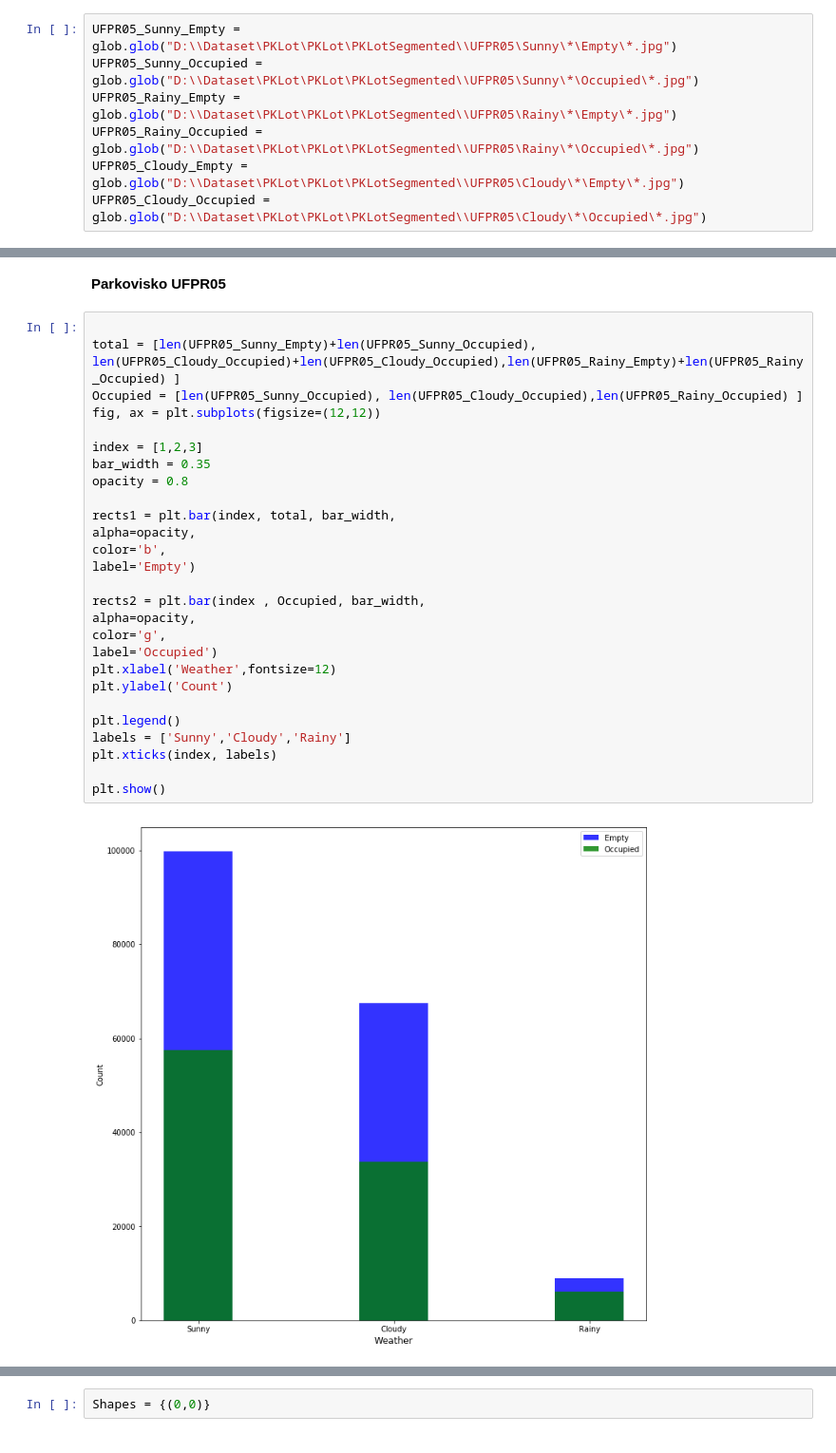
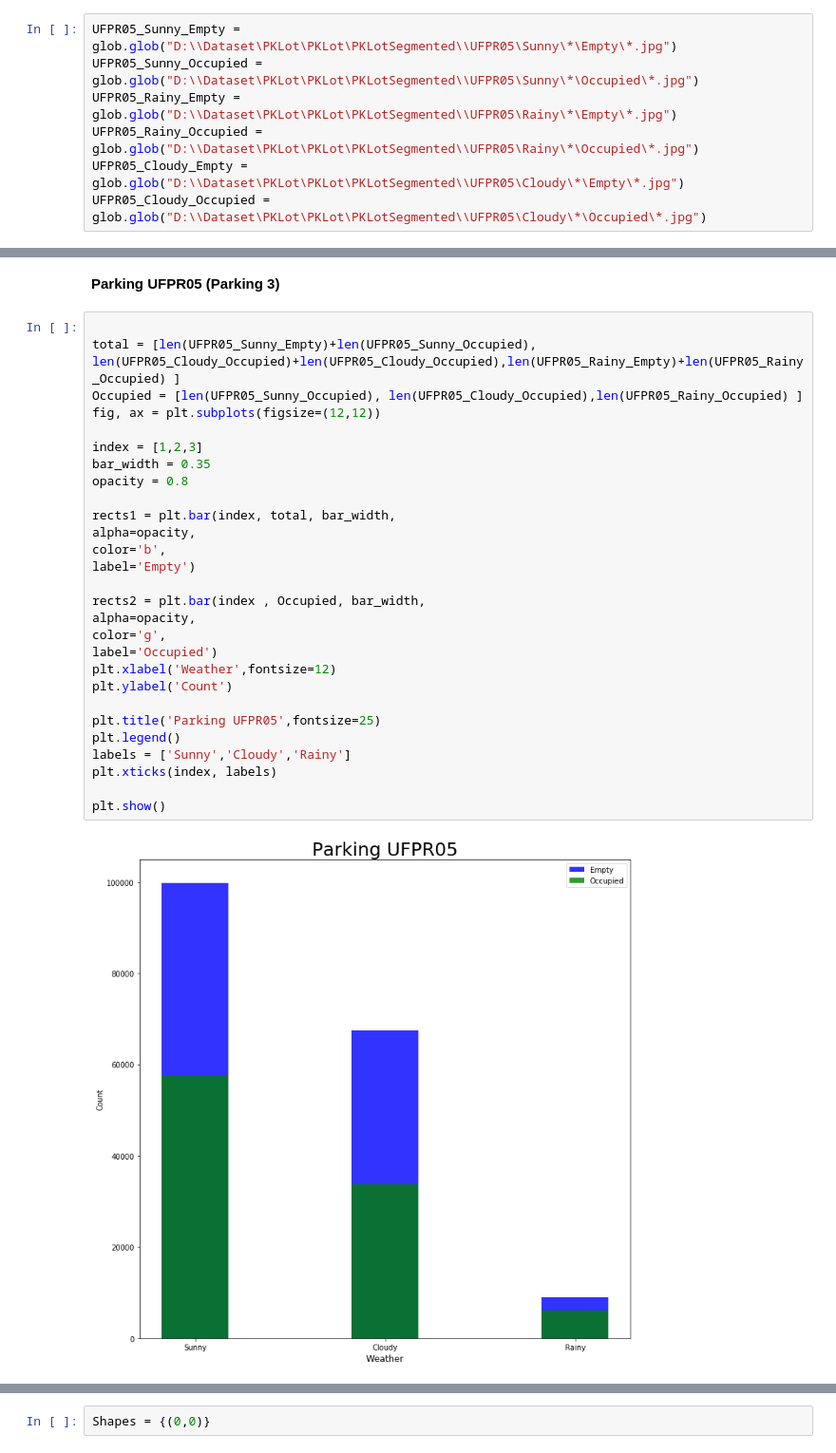
Before and after one commit to AndrejErdelsky/NSIETE_project, a Jupyter notebook: Analyza.ipynb, the cells around one changed output, grey strips where cells are left out. Shown: that part at 95% size. Drawn from its saved outputs; the diff is of its cells as text.

```diff
--- a/Analyza.ipynb
+++ b/Analyza.ipynb
@@ -121,31 +113,32 @@ plt.show()
 # %% [markdown]
-**Parkovisko UFPR05**
+**Parking UFPR05 (Parking 3)**
 # %%
 
 total = [len(UFPR05_Sunny_Empty)+len(UFPR05_Sunny_Occupied), len(UFPR05_Cloudy_Occupied)+len(UFPR05_Cloudy_Occupied),len(UFPR05_Rainy_Empty)+len(UFPR05_Rainy_Occupied) ]
 Occupied = [len(UFPR05_Sunny_Occupied), len(UFPR05_Cloudy_Occupied),len(UFPR05_Rainy_Occupied) ]
 fig, ax = plt.subplots(figsize=(12,12))
 
 index = [1,2,3]
 bar_width = 0.35
 opacity = 0.8
 
 rects1 = plt.bar(index, total, bar_width,
 alpha=opacity,
 color='b',
 label='Empty')
 
 rects2 = plt.bar(index , Occupied, bar_width,
 alpha=opacity,
 color='g',
 label='Occupied')
 plt.xlabel('Weather',fontsize=12)
 plt.ylabel('Count')
 
+plt.title('Parking UFPR05',fontsize=25)
 plt.legend()
 labels = ['Sunny','Cloudy','Rainy']
 plt.xticks(index, labels)
 
 plt.show()
 # %% [output]
-[figure, old version]
+[figure, new version]
```
Also changed, not shown: parts of 22 cells of this notebook.
